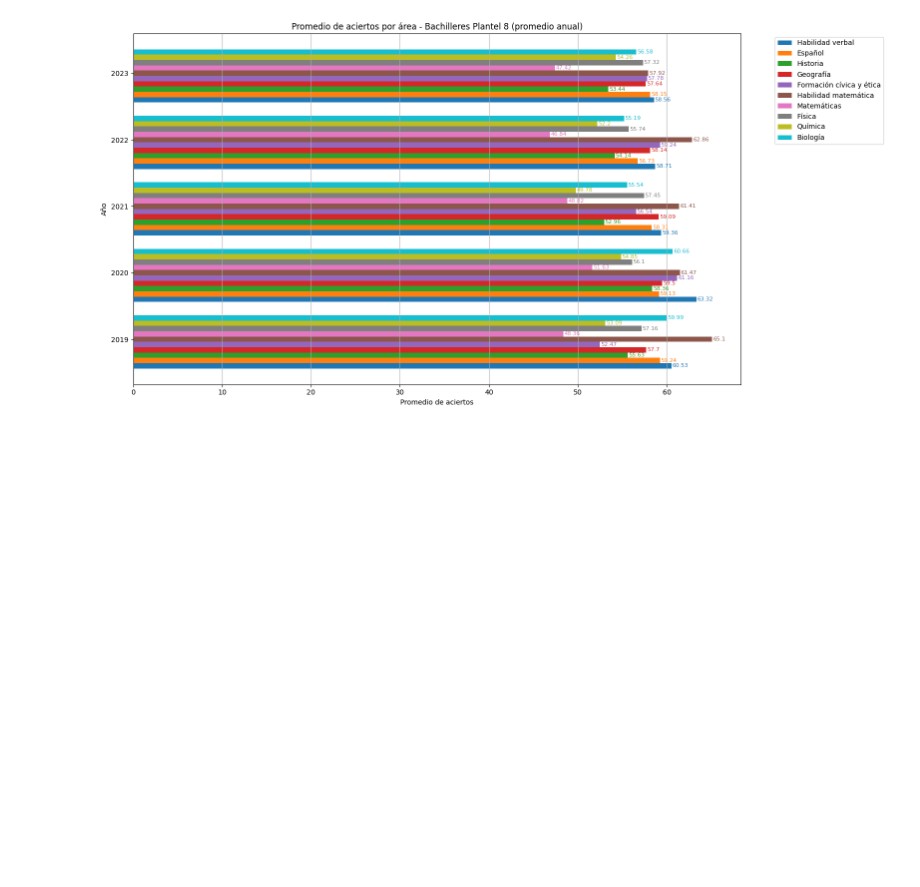
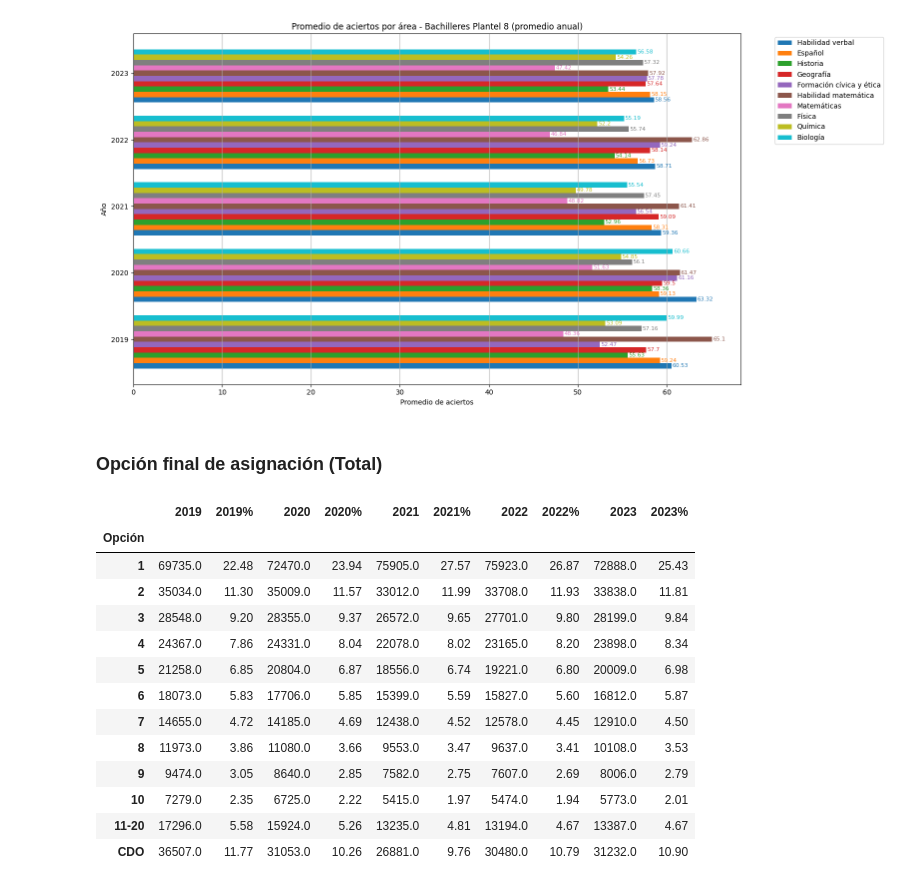
Before and after one commit to socialdataibero/SDI_07_Comipems, a Jupyter notebook: Comipems_Data.ipynb, the cells around one changed output. Cells and saved outputs as stored; diff of their text form; code cells hidden in the pictures; blank space fills up the shorter version.

Commit message:
Actualización de tablas faltantes

```diff
--- a/Comipems_Data.ipynb
+++ b/Comipems_Data.ipynb
@@ -2105,3 +2105,78 @@ plt.tight_layout()
 plt.show()
 # %% [output]
 [figure]
+# %% [markdown]
+### Opción final de asignación (Total)
+# %%
+resultados = []
+
+for año, df in sus1923:
+    total = len(df)
+    if total == 0:
+        continue
+
+    conteo = df['NOPC_FIN'].value_counts().sort_index()
+    conteo.index = conteo.index.astype(int)
+
+    porcentajes = (conteo / total) * 100
+
+    resumen = pd.DataFrame({
+        'Cantidad': conteo,
+        'Porcentaje': porcentajes
+    })
+
+    # Filtrar 1–10
+    resumen_1_10 = resumen[(resumen.index >= 1) & (resumen.index <= 10)]
+
+    # Agrupar 11–20 en una sola fila
+    count_11_20 = resumen[(resumen.index >= 11) & (resumen.index <= 20)]['Cantidad'].sum()
+    pct_11_20 = (count_11_20 / total) * 100
+    fila_11_20 = pd.DataFrame({'Cantidad': [count_11_20], 'Porcentaje': [pct_11_20]}, index=['11-20'])
+
+    # Fila CDO
+    cdo_count = (df['EXPL_ASI'] == 'CDO').sum()
+    cdo_pct = (cdo_count / total) * 100
+    fila_cdo = pd.DataFrame({'Cantidad': [cdo_count], 'Porcentaje': [cdo_pct]}, index=['CDO'])
+
+    resumen_final = pd.concat([resumen_1_10, fila_11_20, fila_cdo])
+    resumen_final['Porcentaje'] = resumen_final['Porcentaje'].round(2)
+
+
+    resumen_final = resumen_final.reset_index().rename(columns={'index': 'Opción'})
+    resumen_final['AÑO'] = año
+    resultados.append(resumen_final)
+
+tabla = pd.concat(resultados)
+
+datos_agrupados = tabla.pivot(index='Opción', columns='AÑO', values=['Cantidad', 'Porcentaje'])
+
+
+cols = []
+for año, _ in sus1923:
+    if año in tabla['AÑO'].unique():
+        cols.append(('Cantidad', año))
+        cols.append(('Porcentaje', año))
+datos_agrupados = datos_agrupados[cols]
+
+datos_agrupados.columns = [f"{año}" if tipo == 'Cantidad' else f"{año}%"
+                       for tipo, año in datos_agrupados.columns]
+
+
+datos_agrupados.to_csv("Tablas/1.13 OpcionAsignada",index=False)
+
+datos_agrupados
+# %% [output]
+|  | 2019 | 2019% | 2020 | 2020% | 2021 | 2021% | 2022 | 2022% | 2023 | 2023% |
+| Opción |  |  |  |  |  |  |  |  |  |  |
+| 1 | 69735.0 | 22.48 | 72470.0 | 23.94 | 75905.0 | 27.57 | 75923.0 | 26.87 | 72888.0 | 25.43 |
+| 2 | 35034.0 | 11.30 | 35009.0 | 11.57 | 33012.0 | 11.99 | 33708.0 | 11.93 | 33838.0 | 11.81 |
+| 3 | 28548.0 | 9.20 | 28355.0 | 9.37 | 26572.0 | 9.65 | 27701.0 | 9.80 | 28199.0 | 9.84 |
+| 4 | 24367.0 | 7.86 | 24331.0 | 8.04 | 22078.0 | 8.02 | 23165.0 | 8.20 | 23898.0 | 8.34 |
+| 5 | 21258.0 | 6.85 | 20804.0 | 6.87 | 18556.0 | 6.74 | 19221.0 | 6.80 | 20009.0 | 6.98 |
+| 6 | 18073.0 | 5.83 | 17706.0 | 5.85 | 15399.0 | 5.59 | 15827.0 | 5.60 | 16812.0 | 5.87 |
+| 7 | 14655.0 | 4.72 | 14185.0 | 4.69 | 12438.0 | 4.52 | 12578.0 | 4.45 | 12910.0 | 4.50 |
+| 8 | 11973.0 | 3.86 | 11080.0 | 3.66 | 9553.0 | 3.47 | 9637.0 | 3.41 | 10108.0 | 3.53 |
+| 9 | 9474.0 | 3.05 | 8640.0 | 2.85 | 7582.0 | 2.75 | 7607.0 | 2.69 | 8006.0 | 2.79 |
+| 10 | 7279.0 | 2.35 | 6725.0 | 2.22 | 5415.0 | 1.97 | 5474.0 | 1.94 | 5773.0 | 2.01 |
+| 11-20 | 17296.0 | 5.58 | 15924.0 | 5.26 | 13235.0 | 4.81 | 13194.0 | 4.67 | 13387.0 | 4.67 |
+| CDO | 36507.0 | 11.77 | 31053.0 | 10.26 | 26881.0 | 9.76 | 30480.0 | 10.79 | 31232.0 | 10.90 |
```
Also changed, not shown: parts of 4 cells of this notebook, 3 other files.
